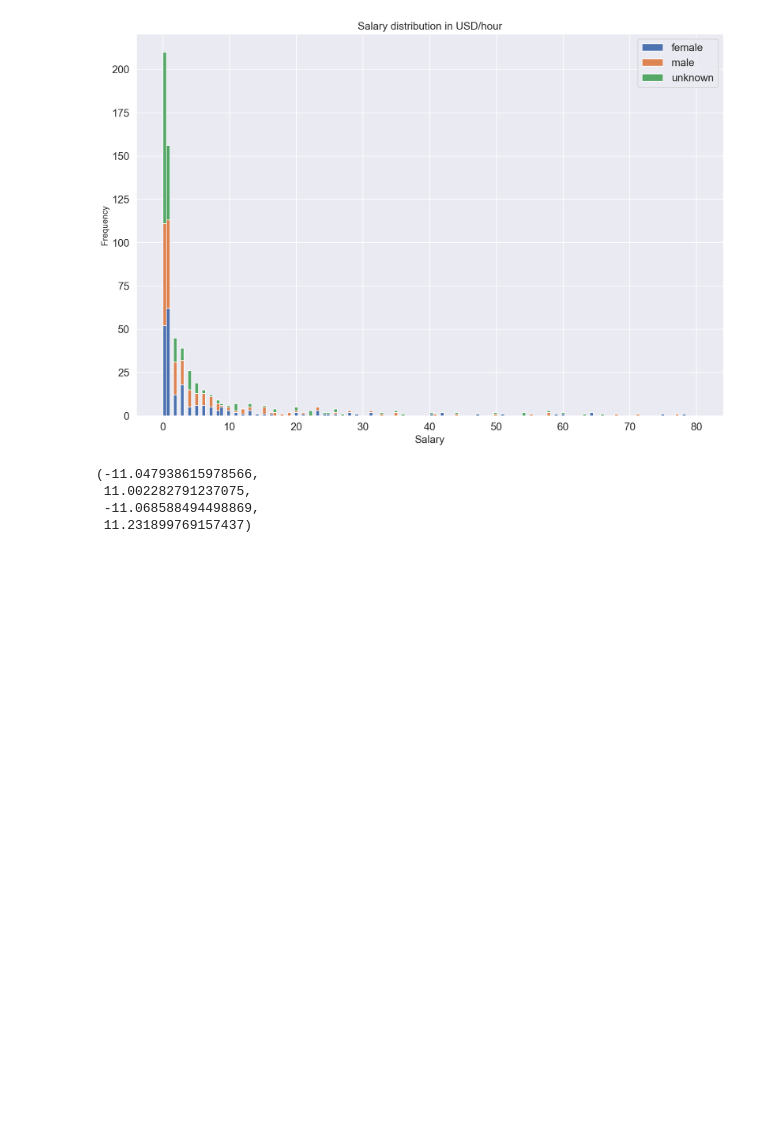
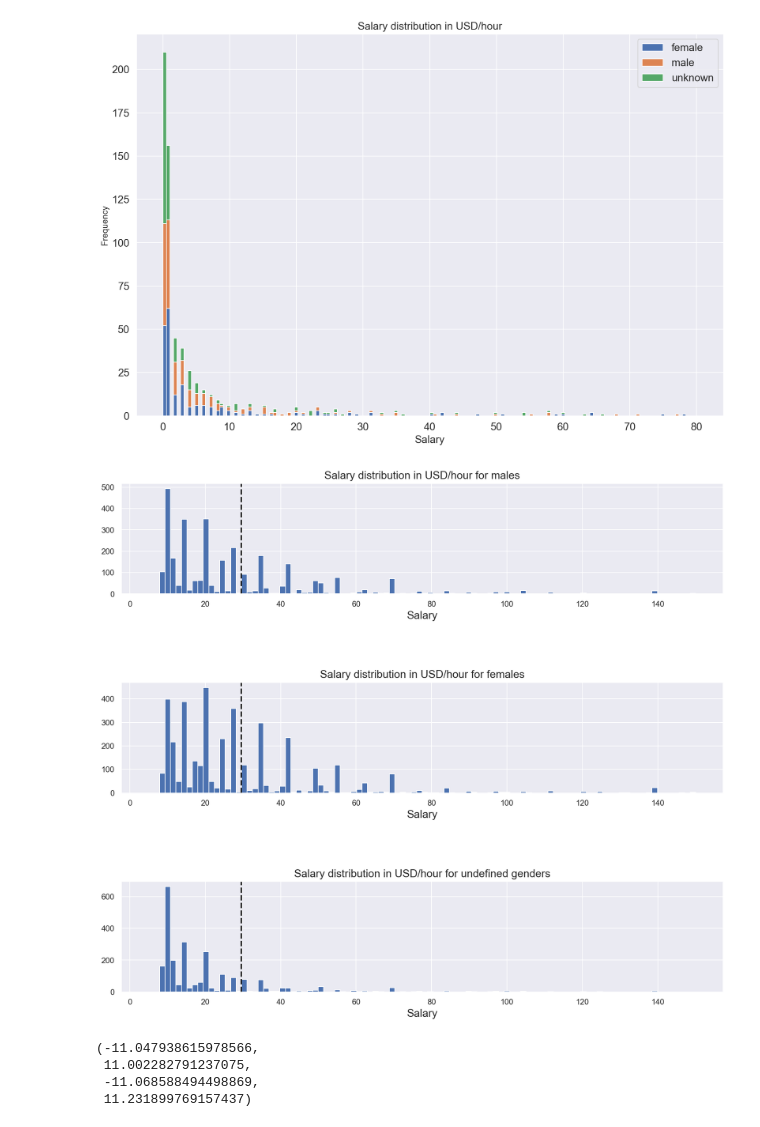
Before and after one commit to Victor-Manach/MODS207, a Jupyter notebook: Data_Analysis.ipynb, the cells around one changed output. Drawn from its saved outputs; the diff is of its cells as text; code cells hidden in the pictures; blank space fills up the shorter version.

```diff
--- a/Data_Analysis.ipynb
+++ b/Data_Analysis.ipynb
@@ -169,6 +177,33 @@ mean of female salary :  30.38 $
 mean of male salary :  29.6 $
 mean of undefined salary :  21.05 $
 [figure]
+# %%
+figure = plt.figure(figsize=(15,13))
+plt.gcf().subplots_adjust(hspace = 0.8)
+
+axes = figure.add_subplot(311)
+data[data['gender'] == 'male']['Price/hour in USD'].hist(bins = 100, range = [5,150])
+plt.title('Salary distribution in USD/hour for males', size=15)
+plt.xlabel('Salary', size=15)
+plt.axvline(data[data['gender'] == 'male']['Price/hour in USD'].mean(), color='k', linestyle='dashed', linewidth=2)
+
+
+axes = figure.add_subplot(312)
+data[data['gender'] == 'female']['Price/hour in USD'].hist(bins = 100, range = [5,150])
+plt.title('Salary distribution in USD/hour for females', size=15)
+plt.xlabel('Salary', size=15)
+plt.axvline(data[data['gender'] == 'male']['Price/hour in USD'].mean(), color='k', linestyle='dashed', linewidth=2)
+
+
+axes = figure.add_subplot(313)
+data[data['gender'] == 'unknown']['Price/hour in USD'].hist(bins = 100, range = [5,150])
+plt.title('Salary distribution in USD/hour for undefined genders', size=15)
+plt.xlabel('Salary', size=15)
+plt.axvline(data[data['gender'] == 'male']['Price/hour in USD'].mean(), color='k', linestyle='dashed', linewidth=2)
+
+plt.show()
+# %% [output]
+[figure, added]
 # %%
 figure = plt.figure(figsize=(15,6))
 #plt.title("Gender distribution", color="black", fontsize = 20)
```
Also changed, not shown: parts of 3 cells of this notebook.
